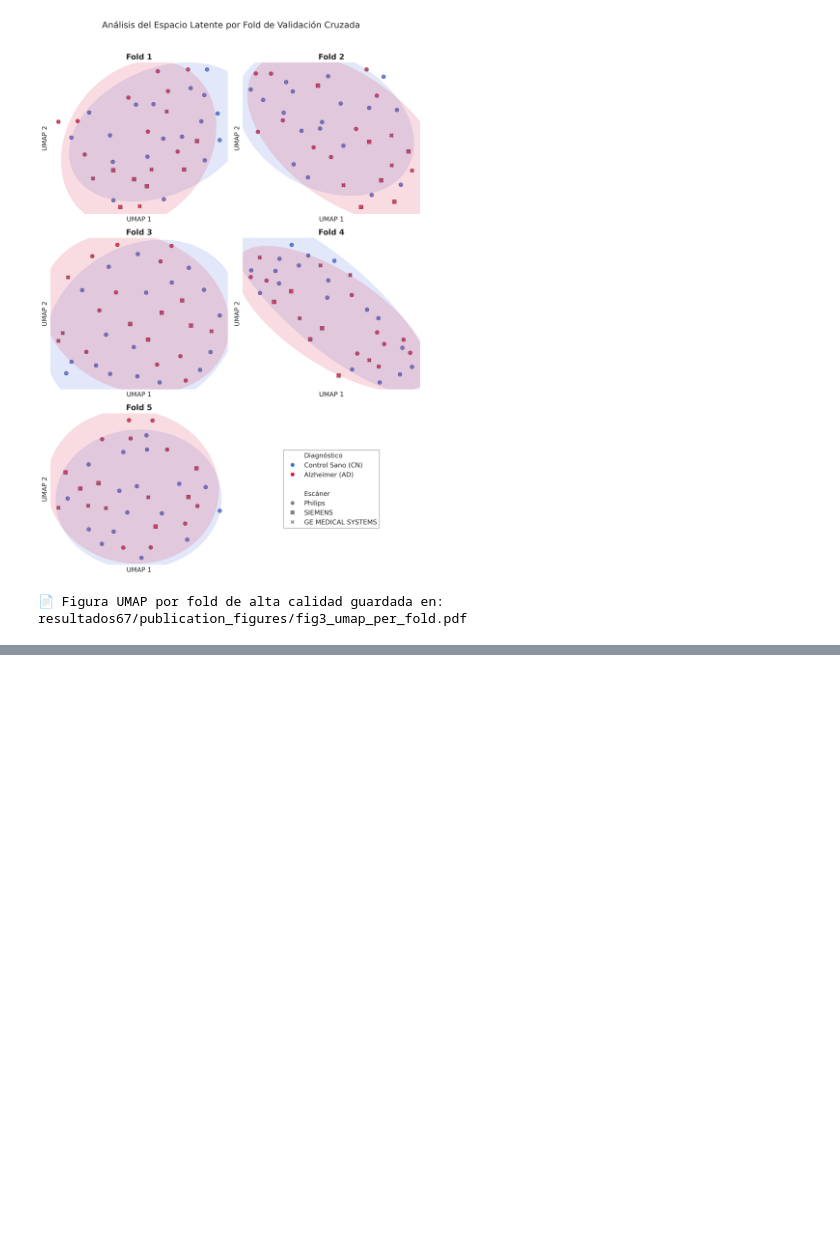
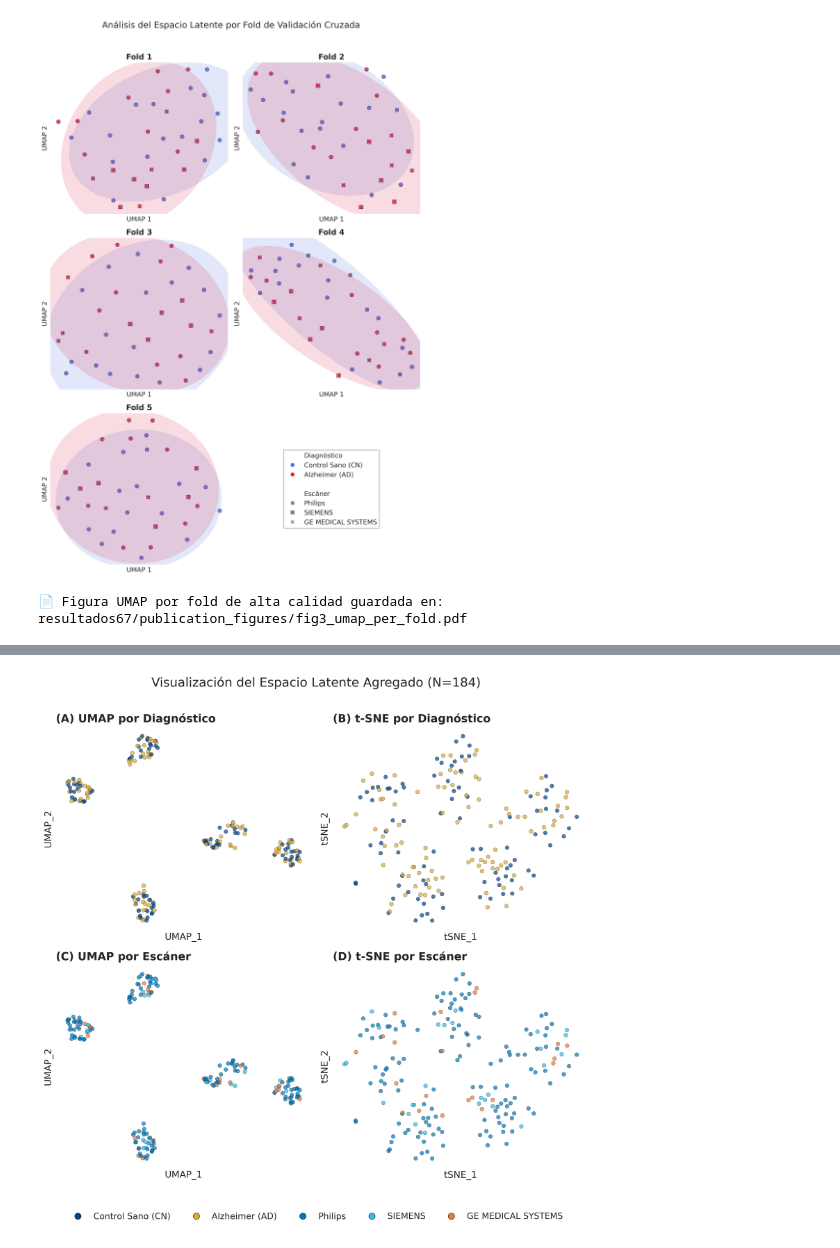
Before and after one commit to SantiagoVBlasL/limpio, a Jupyter notebook: ablation_67_plots.ipynb, the cells around one changed output, grey strips where cells are left out. Saved outputs shown, nothing was run; the diff lists cells and outputs as text; code cells hidden in the pictures; blank space fills up the shorter version.

```diff
--- a/ablation_67_plots.ipynb
+++ b/ablation_67_plots.ipynb
@@ -335,3 +335,91 @@ print(f"📄 Figura UMAP por fold de alta calidad guardada en: {fig_path}")
 🧠 Generando visualización UMAP por fold...
 [figure]
 📄 Figura UMAP por fold de alta calidad guardada en: resultados67/publication_figures/fig3_umap_per_fold.pdf
+# %%
+import umap.umap_ as umap
+from sklearn.manifold import TSNE
+from matplotlib.lines import Line2D
+
+if predictions:
+    # --- 1. Agregar todos los datos de los folds ---
+    all_latent_vectors = []
+    all_metadata = []
+    for k in range(1, 6):
+        fold_dir = RESULTS_DIR / f"fold_{k}"
+        all_latent_vectors.append(np.load(fold_dir / "X_latent_test_mu.npy"))
+        all_metadata.append(pd.read_csv(fold_dir / "subjects_meta.csv"))
+
+    # Concatenar en un único array/dataframe
+    latent_full = np.concatenate(all_latent_vectors, axis=0)
+    meta_full = pd.concat(all_metadata, axis=0).reset_index(drop=True)
+
+    print(f"🧠 Realizando embedding UMAP y t-SNE sobre {len(meta_full)} puntos de test agregados...")
+
+    # --- 2. Calcular Embeddings UMAP y t-SNE ---
+    # UMAP (tiende a preservar mejor la estructura global)
+    reducer_umap = umap.UMAP(n_neighbors=20, min_dist=0.1, metric='cosine', random_state=42)
+    embedding_umap = reducer_umap.fit_transform(latent_full)
+
+    # t-SNE (tiende a crear clústeres visualmente más separados)
+    reducer_tsne = TSNE(n_components=2, perplexity=30, learning_rate='auto', init='pca', random_state=42)
+    embedding_tsne = reducer_tsne.fit_transform(latent_full)
+
+    # --- 3. Preparar DataFrame para graficar ---
+    plot_df = pd.DataFrame({
+        'UMAP_1': embedding_umap[:, 0], 'UMAP_2': embedding_umap[:, 1],
+        'tSNE_1': embedding_tsne[:, 0], 'tSNE_2': embedding_tsne[:, 1],
+    })
+    plot_df['Diagnóstico'] = np.where(meta_full['label'] == 0, 'Control Sano (CN)', 'Alzheimer (AD)')
+    plot_df['Escáner'] = meta_full['Manufacturer']
+
+    # --- 4. Crear la figura multi-panel 2x2 ---
+    fig, axes = plt.subplots(2, 2, figsize=(10, 10))
+    diag_palette = {'Control Sano (CN)': '#004488', 'Alzheimer (AD)': '#DDAA33'}
+    scanner_palette = {'Philips': '#0077BB', 'SIEMENS': '#33BBEE', 'GE MEDICAL SYSTEMS': '#EE7733'}
+
+    # Paneles
+    panels = {
+        '(A) UMAP por Diagnóstico': ('UMAP_1', 'UMAP_2', 'Diagnóstico', diag_palette),
+        '(B) t-SNE por Diagnóstico': ('tSNE_1', 'tSNE_2', 'Diagnóstico', diag_palette),
+        '(C) UMAP por Escáner': ('UMAP_1', 'UMAP_2', 'Escáner', scanner_palette),
+        '(D) t-SNE por Escáner': ('tSNE_1', 'tSNE_2', 'Escáner', scanner_palette),
+    }
+
+    for ax, (title, (x, y, hue, palette)) in zip(axes.flatten(), panels.items()):
+        sns.scatterplot(
+            data=plot_df, x=x, y=y, hue=hue,
+            palette=palette, s=25, alpha=0.7, ax=ax,
+            edgecolor='k', linewidth=0.25, legend=False
+        )
+        ax.set_title(title, loc='left', weight='bold')
+        ax.set_xticks([])
+        ax.set_yticks([])
+        sns.despine(ax=ax, left=True, bottom=True)
+
+    # --- 5. Crear Leyenda Unificada ---
+    # Crear handles (elementos gráficos) para la leyenda
+    diag_handles = [Line2D([0], [0], marker='o', color='w', label=label,
+                           markerfacecolor=color, markersize=8, markeredgecolor='k', markeredgewidth=0.5)
+                    for label, color in diag_palette.items()]
+    scan_handles = [Line2D([0], [0], marker='o', color='w', label=label,
+                           markerfacecolor=color, markersize=8, markeredgecolor='k', markeredgewidth=0.5)
+                    for label, color in scanner_palette.items()]
+
+    # Posicionar la leyenda debajo de los gráficos
+    fig.legend(handles=diag_handles + scan_handles,
+               ncol=5,
+               loc='lower center',
+               bbox_to_anchor=(0.5, -0.02),
+               frameon=False,
+               fontsize=11)
+
+    fig.suptitle("Visualización del Espacio Latente Agregado (N=184)", fontsize=16, y=0.96)
+    plt.tight_layout(rect=[0, 0.05, 1, 0.95]) # Ajustar para dar espacio a suptitle y legend
+
+    # Guardar la figura
+    fig_path = OUTPUT_FIG_DIR / "fig3_latent_space_comparison.pdf"
+    fig.savefig(fig_path, dpi=300, bbox_inches='tight')
+    fig.savefig(fig_path.with_suffix(".png"), dpi=300, bbox_inches='tight')
+    plt.show()
+    print(f"📄 Figura de análisis del espacio latente guardada en: {fig_path}")
+# %% [output]
@@ -337,0 +427 @@ print(f"📄 Figura UMAP por fold de alta calidad guardada en: {fig_path}")
+[figure, added]
```
Also changed, not shown: parts of 1 cell of this notebook.
